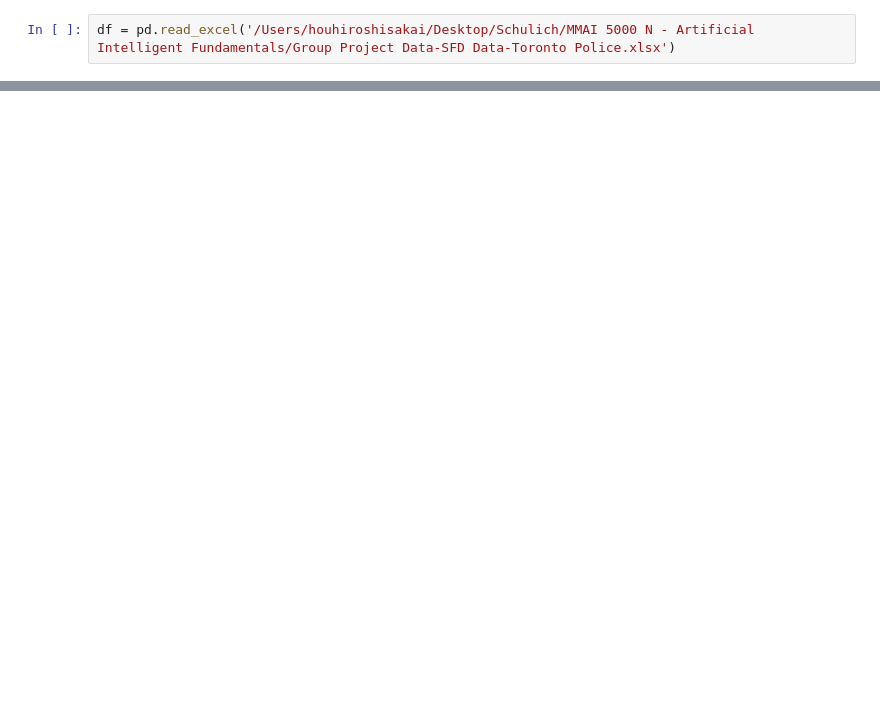
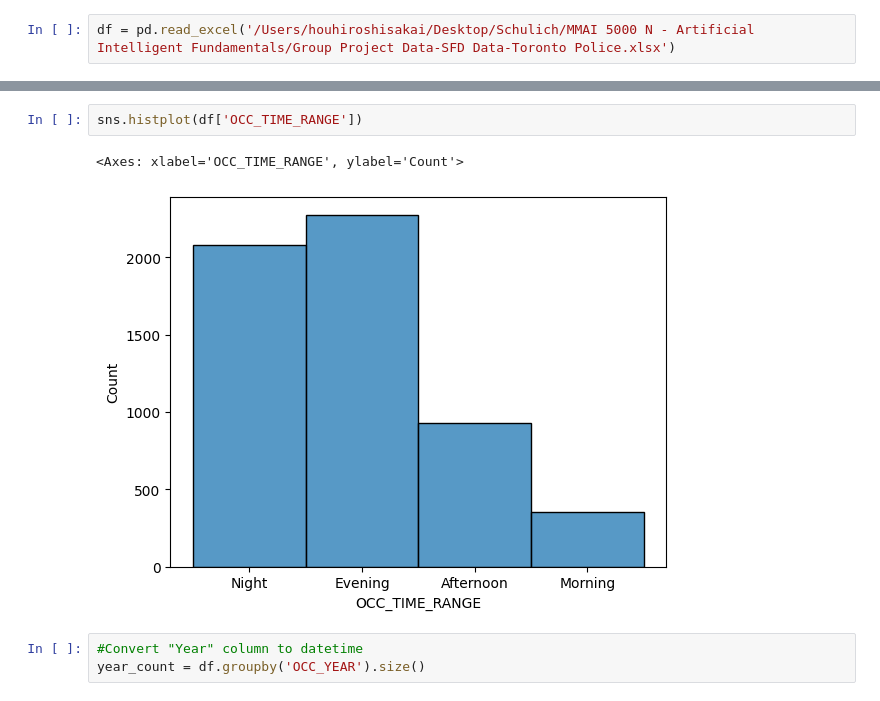
Before and after one commit to HaoyuHunterFang/schulich_data_science, a Jupyter notebook: MMAI 5000/DataCleaning.ipynb, the cells around one changed output, grey strips where cells are left out. Drawn from its saved outputs; the diff is of its cells as text; blank space fills up the shorter version.

Commit message:
Group_Project

```diff
--- a/MMAI 5000/DataCleaning.ipynb
+++ b/MMAI 5000/DataCleaning.ipynb
@@ -60,0 +60,8 @@ df.head(15)
+# %%
+sns.histplot(df['OCC_TIME_RANGE'])
+# %% [output]
+<Axes: xlabel='OCC_TIME_RANGE', ylabel='Count'>
+[figure, added]
+# %%
+#Convert "Year" column to datetime
+year_count = df.groupby('OCC_YEAR').size()
```
Also changed, not shown: parts of 17 cells of this notebook, 1 other file.
